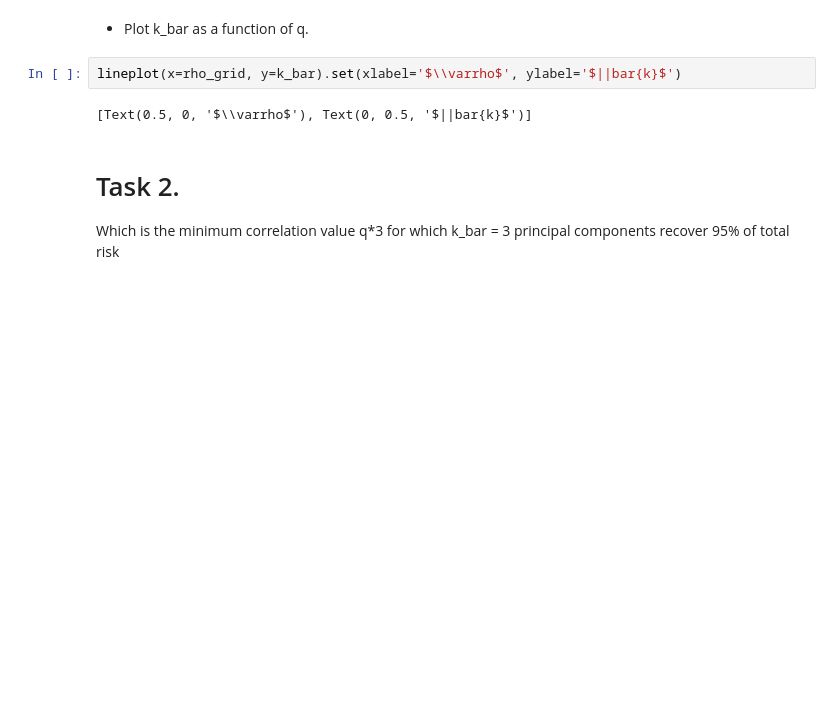
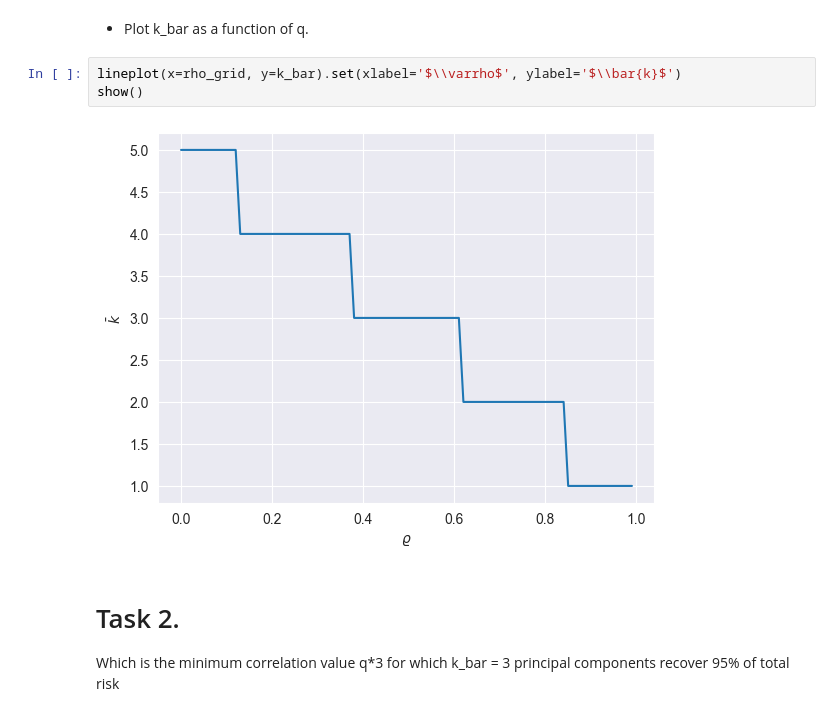
Before and after one commit to Gok-ML-AI/ARPM, a Jupyter notebook: module-01-linear-mean-covariance/Principal-Component-Analysis/principal-component-analysis-of-yield-curve.ipynb, the cells around one changed output. Cells and saved outputs as stored; diff of their text form; blank space fills up the shorter version.

```diff
--- a/module-01-linear-mean-covariance/Principal-Component-Analysis/principal-component-analysis-of-yield-curve.ipynb
+++ b/module-01-linear-mean-covariance/Principal-Component-Analysis/principal-component-analysis-of-yield-curve.ipynb
@@ -84,9 +100,10 @@ for rho in rho_grid:
 # %% [markdown]
 - Plot k_bar as a function of q.
 # %%
-lineplot(x=rho_grid, y=k_bar).set(xlabel='$\\varrho$', ylabel='$||bar{k}$')
+lineplot(x=rho_grid, y=k_bar).set(xlabel='$\\varrho$', ylabel='$\\bar{k}$')
+show()
 # %% [output]
-[Text(0.5, 0, '$\\varrho$'), Text(0, 0.5, '$||bar{k}$')]
+[figure, added]
 # %% [markdown]
 # Task 2.
 
```
Also changed, not shown: parts of 7 cells of this notebook, 2 other files.
